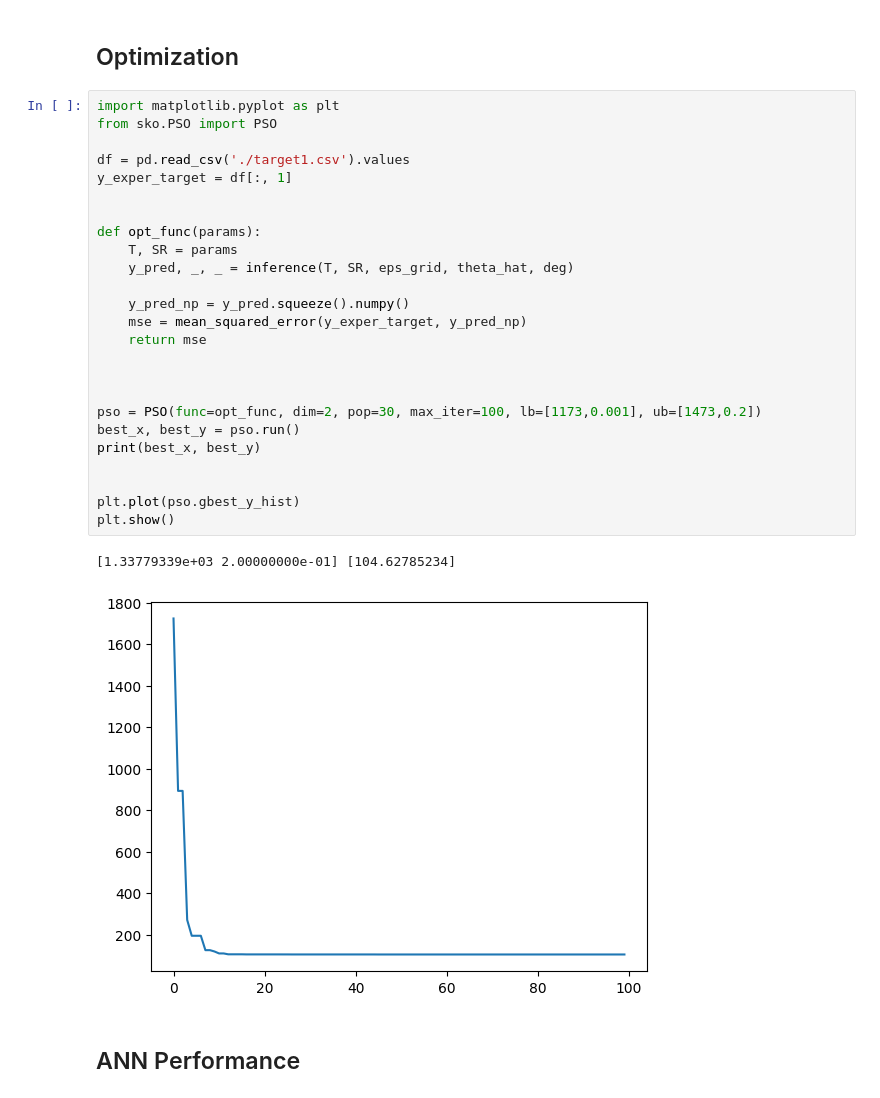
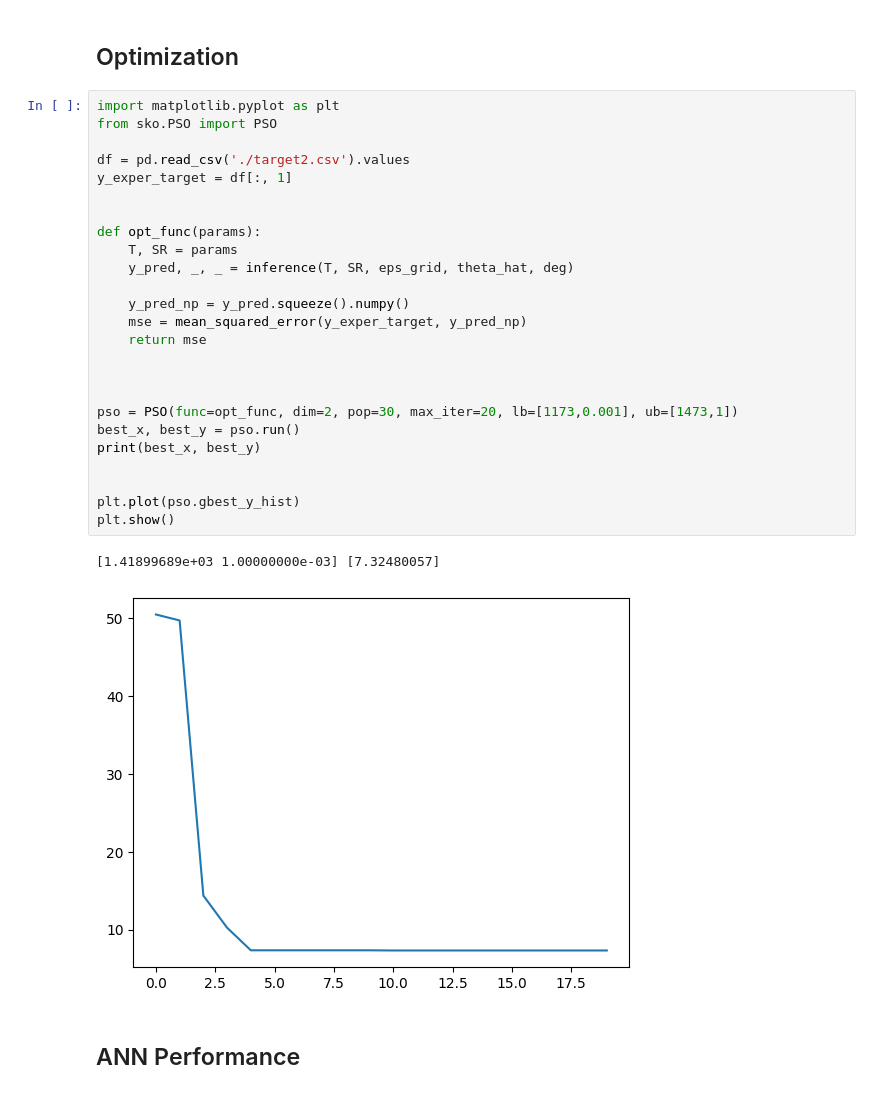
Before and after one commit to Jiaxuan-Ma/DeformPTM, a Jupyter notebook: main.ipynb, the cells around one changed output. Saved outputs shown, nothing was run; the diff lists cells and outputs as text.

```diff
--- a/main.ipynb
+++ b/main.ipynb
@@ -929,31 +926,31 @@ fig.show()
 # %%
 import matplotlib.pyplot as plt
 from sko.PSO import PSO
 
-df = pd.read_csv('./target1.csv').values
+df = pd.read_csv('./target2.csv').values
 y_exper_target = df[:, 1]
 
 
 def opt_func(params):
     T, SR = params
     y_pred, _, _ = inference(T, SR, eps_grid, theta_hat, deg)
 
     y_pred_np = y_pred.squeeze().numpy()
     mse = mean_squared_error(y_exper_target, y_pred_np)
     return mse
 
 
 
-pso = PSO(func=opt_func, dim=2, pop=30, max_iter=100, lb=[1173,0.001], ub=[1473,0.2])
+pso = PSO(func=opt_func, dim=2, pop=30, max_iter=20, lb=[1173,0.001], ub=[1473,1])
 best_x, best_y = pso.run()
 print(best_x, best_y)
 
 
 plt.plot(pso.gbest_y_hist)
 plt.show()
 # %% [output]
-[1.33779339e+03 2.00000000e-01] [104.62785234]
+[1.41899689e+03 1.00000000e-03] [7.32480057]
-[figure, old version]
+[figure, new version]
 # %% [markdown]
 ## ANN Performance
 # %%
```
Also changed, not shown: parts of 1 cell of this notebook.
